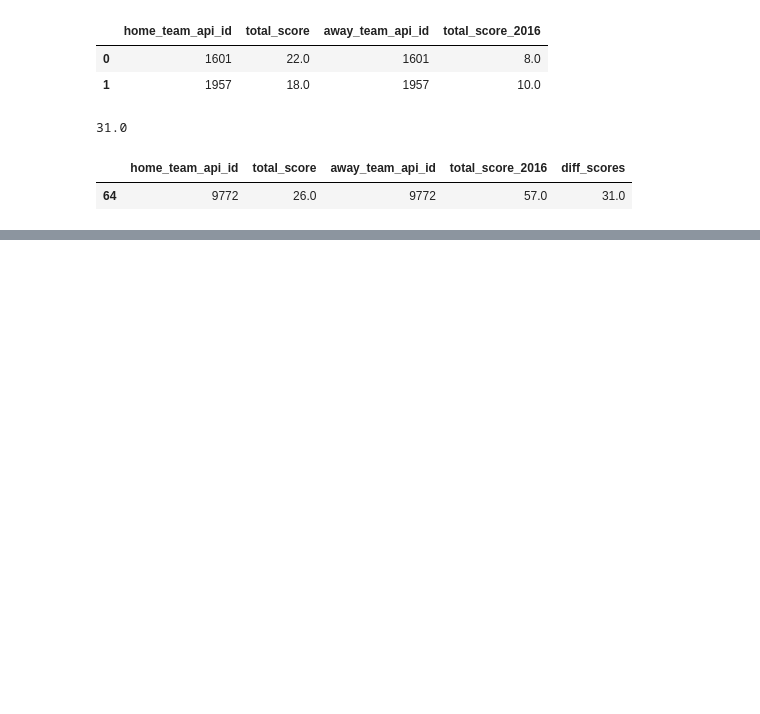
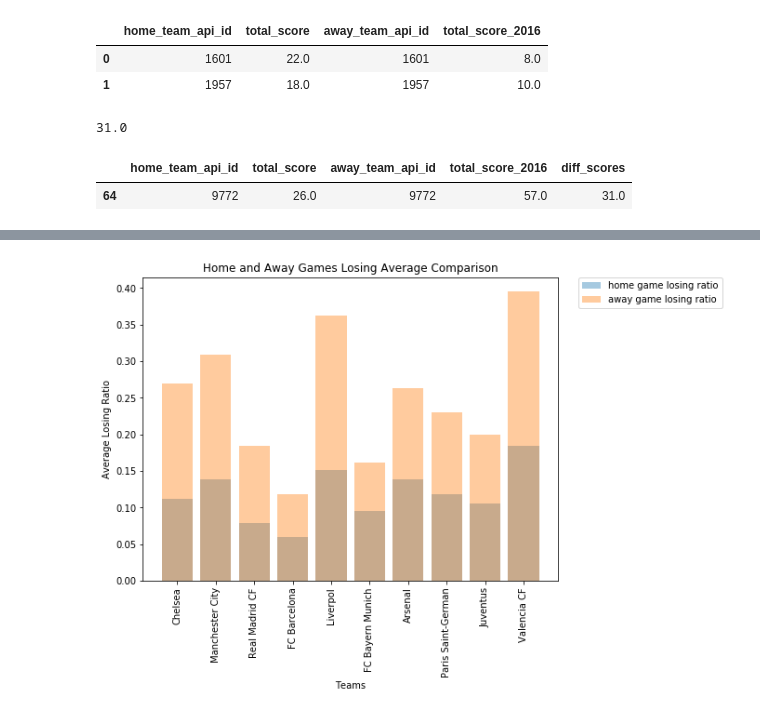
Before and after one commit to budhajitRoy/DAND_Project_1_Euro_Soccer_Data_Analysis, a Jupyter notebook: Euro_Soccer_Database_Analysis.ipynb, the cells around one changed output, grey strips where cells are left out. Drawn from its saved outputs; the diff is of its cells as text; code cells hidden in the pictures; blank space fills up the shorter version.

```diff
--- a/Euro_Soccer_Database_Analysis.ipynb
+++ b/Euro_Soccer_Database_Analysis.ipynb
@@ -778,0 +919,26 @@ df_combined_2008_2016.query('diff_scores == {}'.format(max_diff))
+# %%
+# plotting the losing ratio bar chart
+plt.figure(figsize = [8,6]);
+home_losing_ratio = my_teams_home_df['losing_ratio']
+away_losing_ratio = my_teams_away_df['losing_ratio']
+
+
+home_losing = plt.bar(ind, home_losing_ratio, alpha=.4, label='home game losing ratio')
+away_losing = plt.bar(ind, away_losing_ratio, alpha=.4, label='away game losing ratio')
+
+# title and labels
+plt.title('Home and Away Games Losing Average Comparison')
+plt.xlabel('Teams')
+plt.ylabel('Average Losing Ratio')
+plt.rcParams["figure.figsize"] = 8,6
+
+
+#locations = ind  # xtick locations
+labels = ['Chelsea', 'Manchester City','Real Madrid CF','FC Barcelona','Liverpol','FC Bayern Munich','Arsenal','Paris Saint-German','Juventus','Valencia CF']  # xtick labels
+plt.xticks(ind, labels, rotation='vertical')
+#plt.xticks(teams, rotation='vertical')
+
+# legend
+plt.legend(bbox_to_anchor = (1.05 , 1), loc = 2, borderaxespad = 0.);
+# %% [output]
+[figure, added]
```
Also changed, not shown: parts of 19 cells of this notebook.
